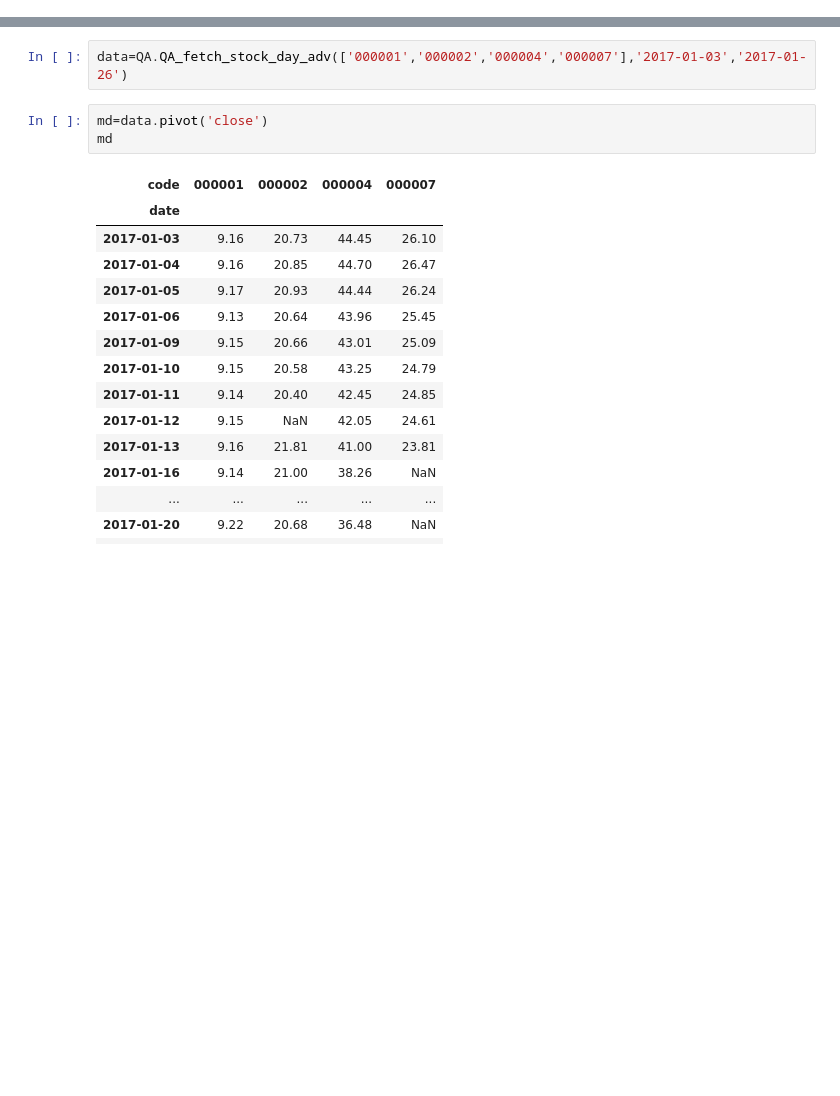
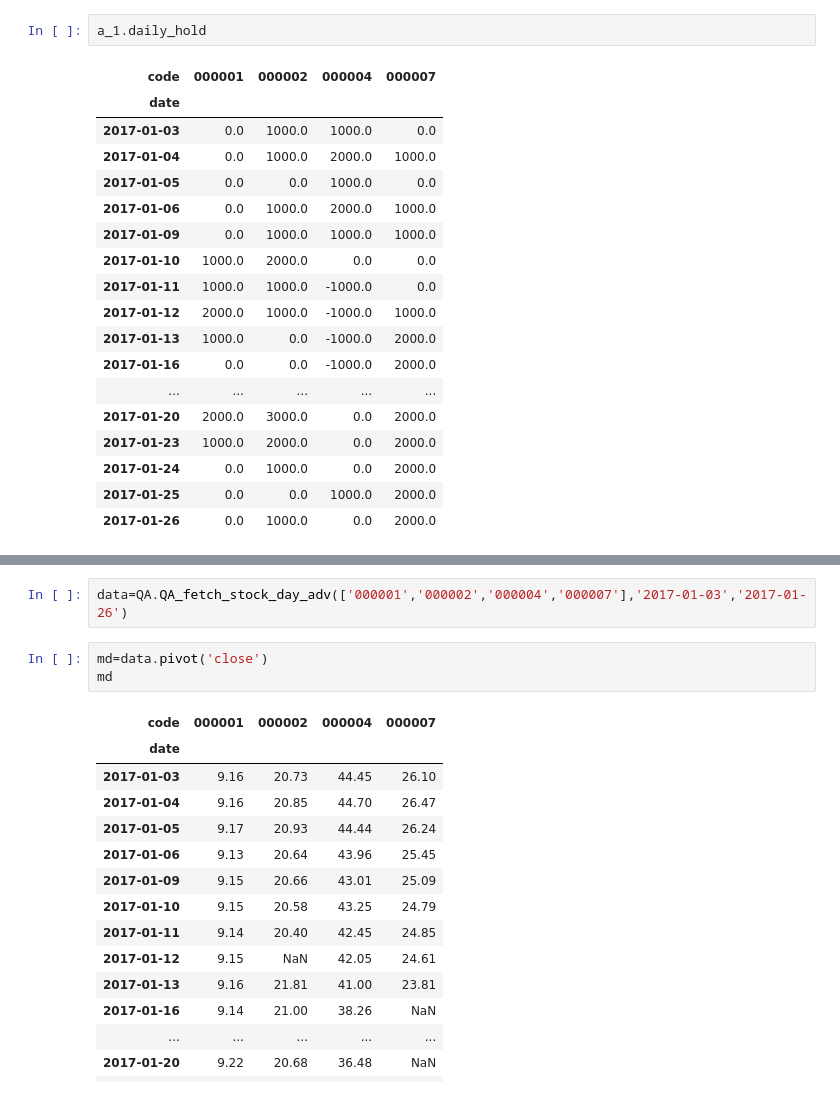
Before and after one commit to yutiansut/QUANTAXIS, a Jupyter notebook: jupyterexample/generate_trade.ipynb, the cells around one changed output, grey strips where cells are left out. Drawn from its saved outputs; the diff is of its cells as text; blank space fills up the shorter version.

```diff
--- a/jupyterexample/generate_trade.ipynb
+++ b/jupyterexample/generate_trade.ipynb
@@ -195 +174,22 @@ user.get_account(a_1).daily_hold
+# %%
+a_1.daily_hold
+# %% [output]
+| code | 000001 | 000002 | 000004 | 000007 |
+| date |  |  |  |  |
+| 2017-01-03 | 0.0 | 1000.0 | 1000.0 | 0.0 |
+| 2017-01-04 | 0.0 | 1000.0 | 2000.0 | 1000.0 |
+| 2017-01-05 | 0.0 | 0.0 | 1000.0 | 0.0 |
+| 2017-01-06 | 0.0 | 1000.0 | 2000.0 | 1000.0 |
+| 2017-01-09 | 0.0 | 1000.0 | 1000.0 | 1000.0 |
+| 2017-01-10 | 1000.0 | 2000.0 | 0.0 | 0.0 |
+| 2017-01-11 | 1000.0 | 1000.0 | -1000.0 | 0.0 |
+| 2017-01-12 | 2000.0 | 1000.0 | -1000.0 | 1000.0 |
+| 2017-01-13 | 1000.0 | 0.0 | -1000.0 | 2000.0 |
+| 2017-01-16 | 0.0 | 0.0 | -1000.0 | 2000.0 |
+| ... | ... | ... | ... | ... |
+| 2017-01-20 | 2000.0 | 3000.0 | 0.0 | 2000.0 |
+| 2017-01-23 | 1000.0 | 2000.0 | 0.0 | 2000.0 |
+| 2017-01-24 | 0.0 | 1000.0 | 0.0 | 2000.0 |
+| 2017-01-25 | 0.0 | 0.0 | 1000.0 | 2000.0 |
+| 2017-01-26 | 0.0 | 1000.0 | 0.0 | 2000.0 |
 # %%
```
Also changed, not shown: parts of 25 cells of this notebook, 1 other file.
